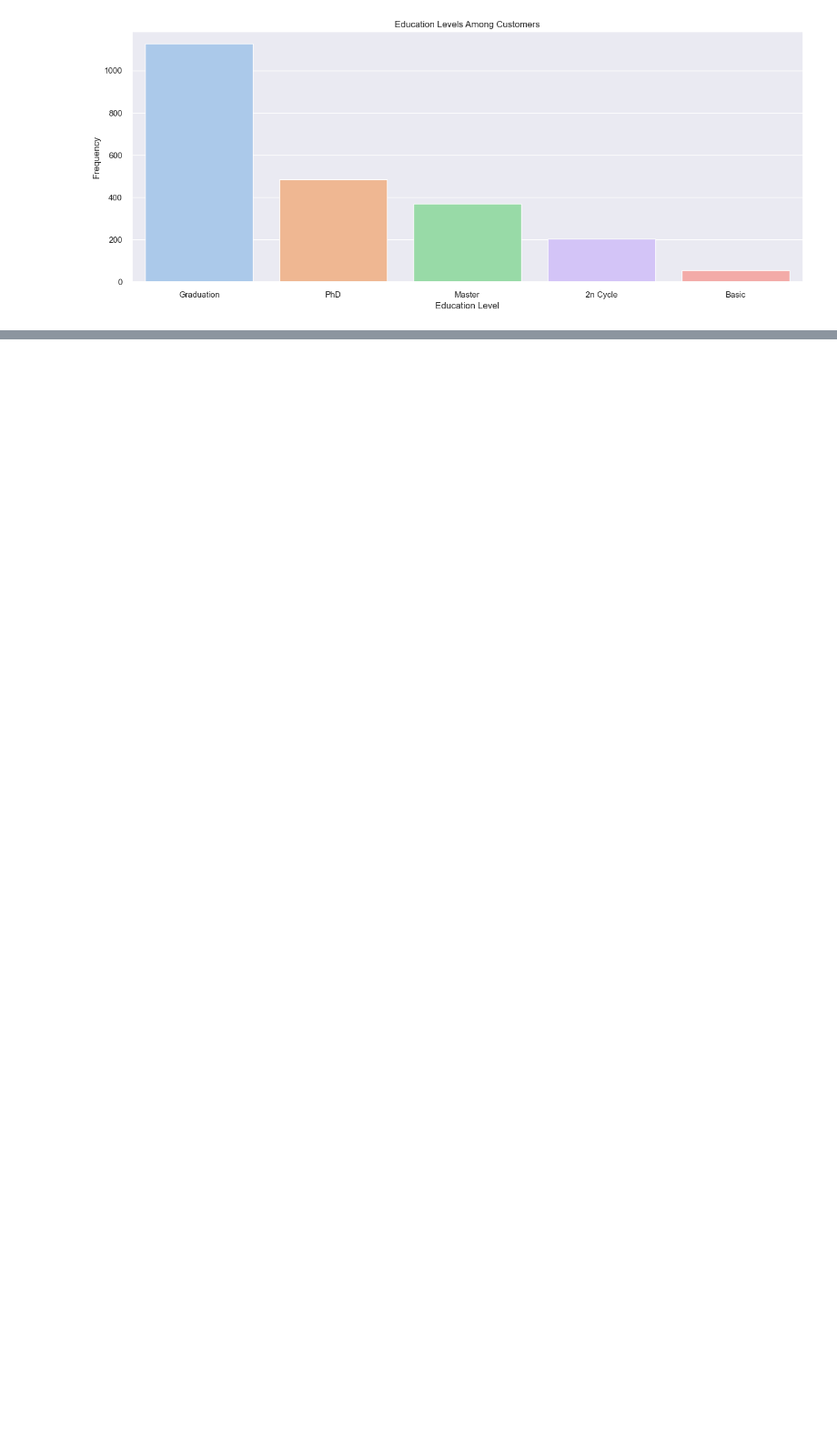
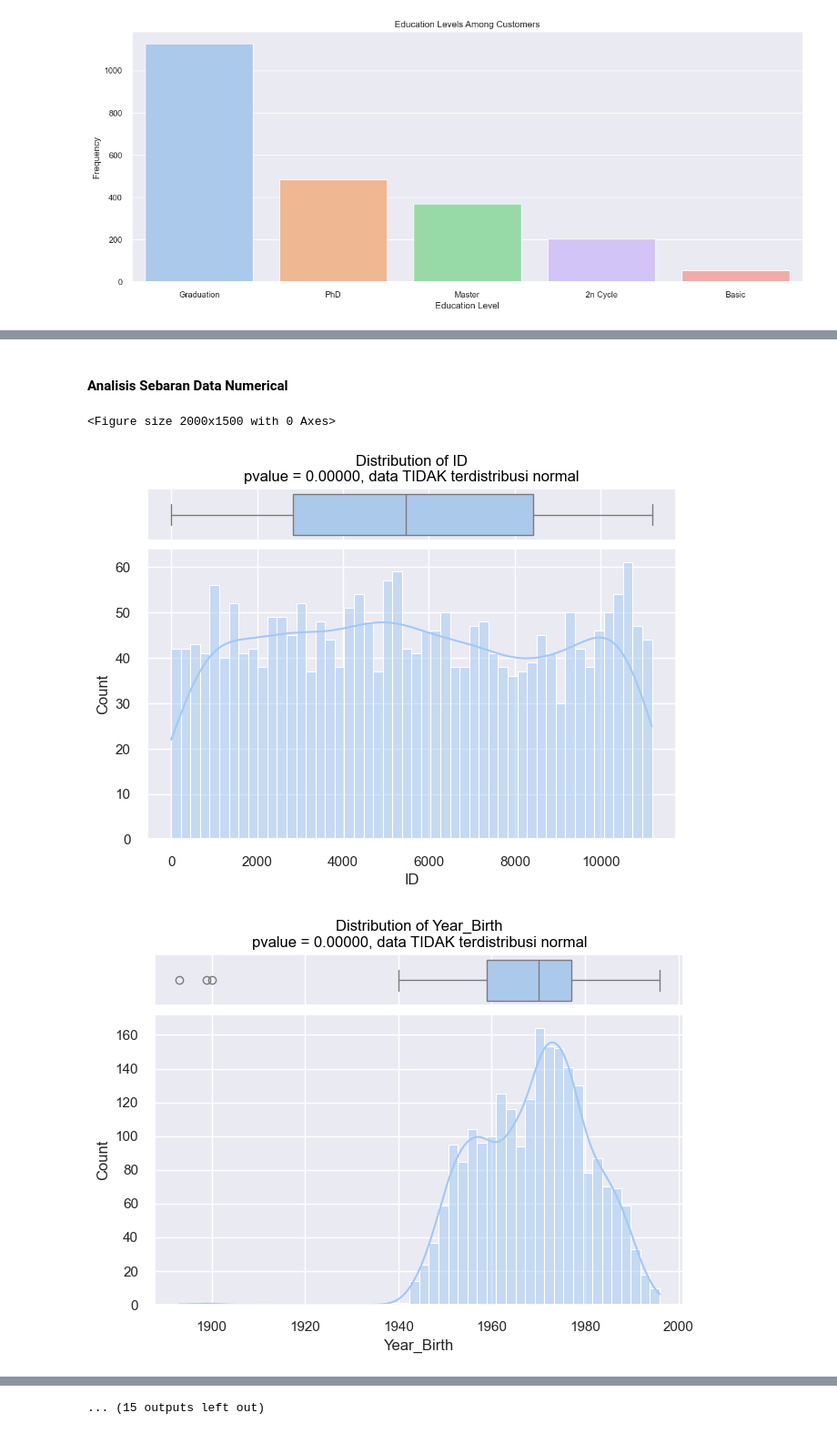
Before and after one commit to Nurdiansyah0/Capstone2, a Jupyter notebook: Jupyter/Supermarket Costumers.ipynb, the cells around one changed output, grey strips where cells are left out. Shown at 91% size. Cells and saved outputs as stored; diff of their text form; code cells hidden in the pictures; blank space fills up the shorter version.

```diff
--- a/Jupyter/Supermarket Costumers.ipynb
+++ b/Jupyter/Supermarket Costumers.ipynb
@@ -791,2 +437,0 @@ Kolom `Response` mungkin dinamai demikian untuk menunjukkan target dari kolom ta
-# %%
-df.rename(columns={'Response': 'AcceptedCmpCurrent', 'Dt_Customer':'CustomerSince'}, inplace=True)
@@ -995,19 +437,0 @@ counts = df['Rentang Usia'].value_counts()
-# %%
-# Menampilkan grafik rentang usia pengguna transjakarta
-fig, ax = plt.subplots(nrows=1, ncols=2, figsize=(10, 5))
-
-sns.barplot(y=counts.index, x=counts.values, ax=ax[0], hue=counts.index, legend=False)
-ax[0].set_xlabel('Jumlah Pengguna')
-ax[0].set_title('Jumlah pelanggan Berdasarkan Rentang Usia')
-
-ax[1].pie(counts, autopct='%1.1f%%', startangle=140, colors=sns.color_palette('viridis'))
-ax[1].set_title('Proporsi Rentang Usia')
-
-ax[1].axis('equal')
-ax[1].legend(counts.index, loc='lower right', bbox_to_anchor=(1.0, 0.0))
-
-annotate_bars(ax[0])
-despine(ax[0])
-plt.suptitle('Grafik Rentang Usia Pelanggan', fontsize=16)
-plt.tight_layout()
-plt.show()
@@ -1156,0 +473,30 @@ Catatan: Saran-saran di atas bersifat umum dan dapat disesuaikan dengan kasus sp
+# %% [markdown]
+<h4>Analisis Sebaran Data Numerical</h4>
+# %%
+numcerial_Fit = df.describe().columns
+# Plot distribusi data numerikal pada dataset, beserta uji hipotesa dengan menggunakan normaltest
+plt.figure(figsize=(20,15))
+for kolom in numcerial_Fit :
+
+    fig, (ax1, ax2) = plt.subplots(2, sharex = True, figsize = (7.5,5),
+                                    gridspec_kw={"height_ratios": (.15, .85),
+                                                "hspace": 0.05})
+
+    stat, pvalue = normaltest(df[kolom].dropna())
+
+    if pvalue > 0.05 :
+        distribusi = f'pvalue = {pvalue:.5f}, data terdistribusi normal'
+    else :
+        distribusi = f'pvalue = {pvalue:.5f}, data TIDAK terdistribusi normal'
+
+    ax1.set_title(f"Distribution of {kolom}\n{distribusi}", color = "black")
+    sns.boxplot(x = df[kolom], ax = ax1)
+    ax1.set(xlabel = "")
+
+    sns.histplot(data = df[kolom], ax = ax2, stat = "count", kde=True, bins=50)
+
+    plt.show()
+# %% [output]
+<Figure size 2000x1500 with 0 Axes>
+[figure, added]
+[figure, added]
@@ -1156,0 +512 @@ Catatan: Saran-saran di atas bersifat umum dan dapat disesuaikan dengan kasus sp
+... (15 outputs left out)
```
Also changed, not shown: parts of 139 cells of this notebook.
